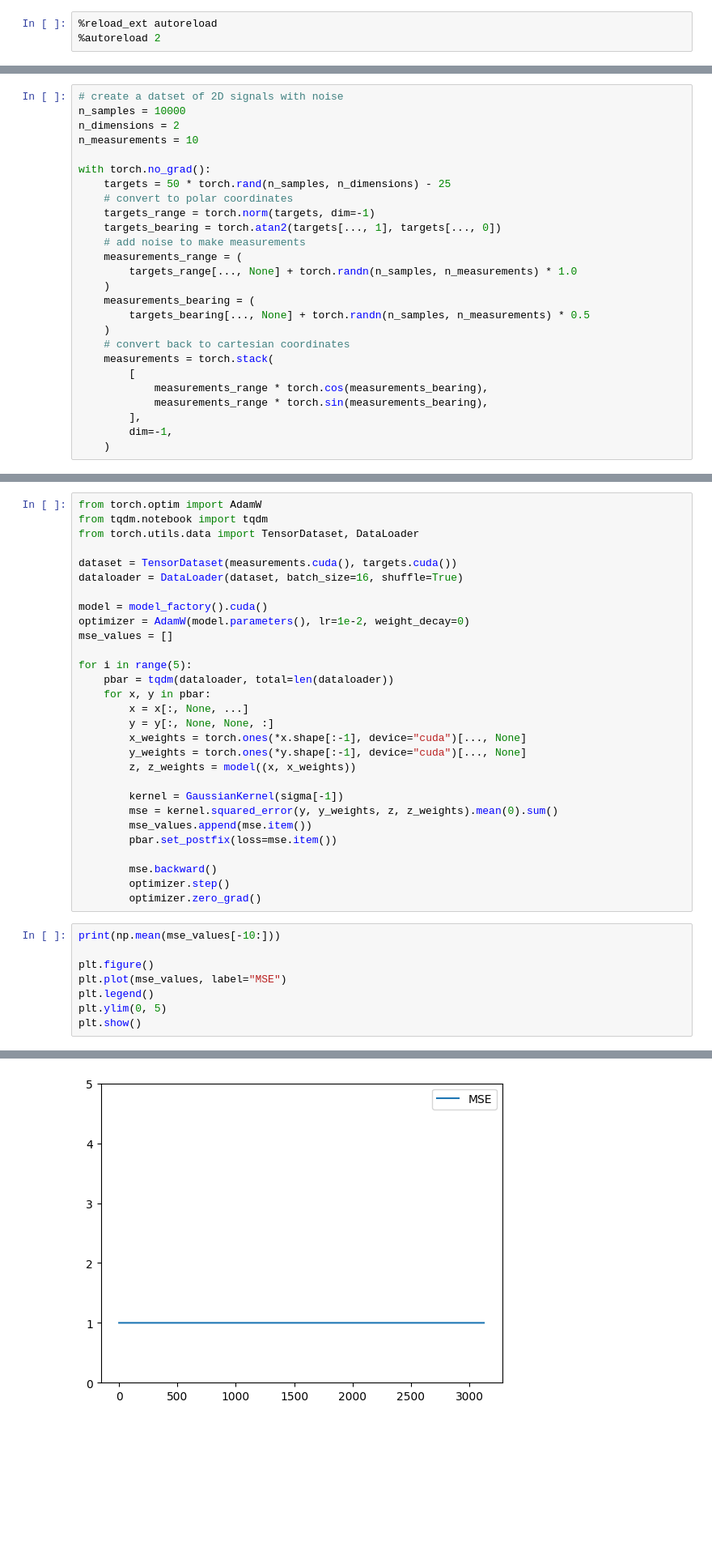
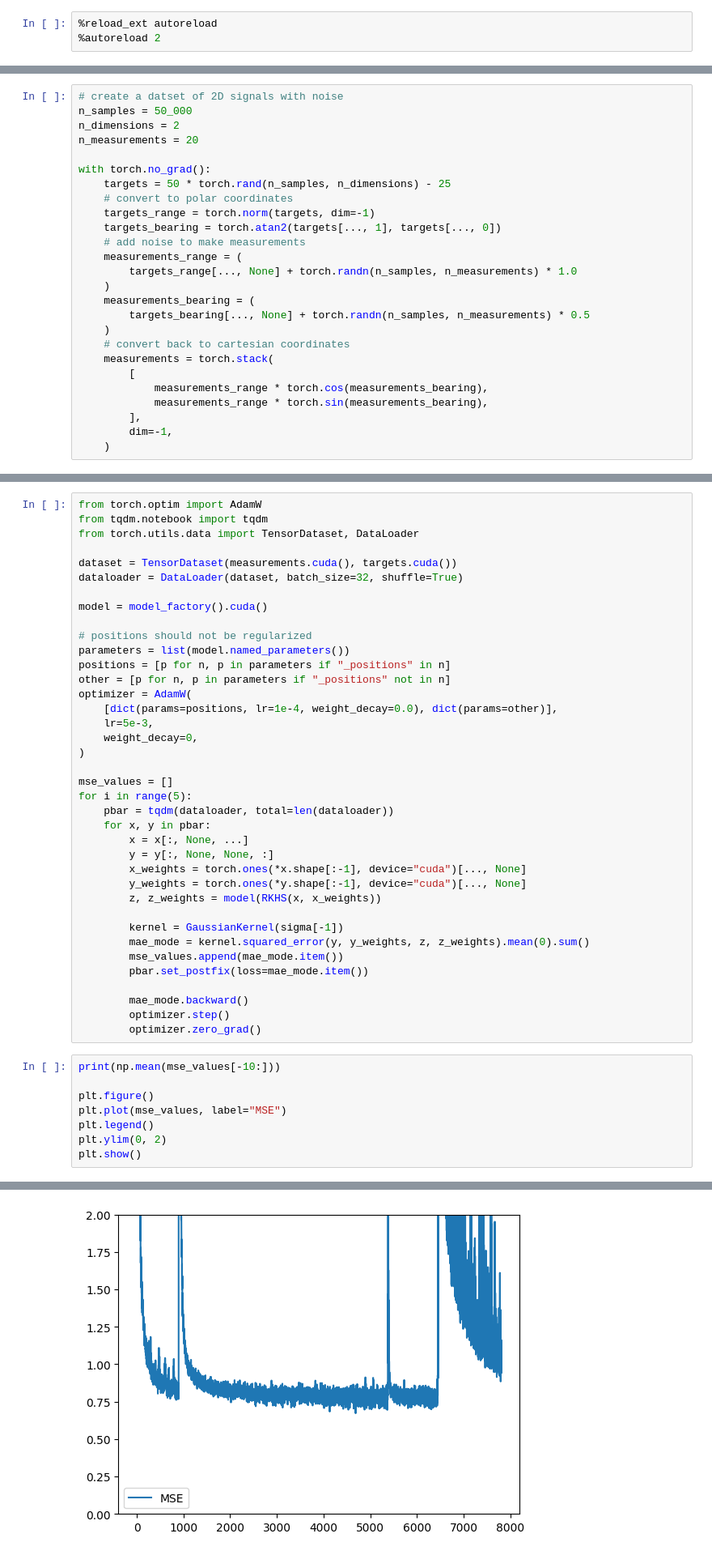
Before and after one commit to Damowerko/torchcps, a Jupyter notebook: notebooks/synthetic.ipynb, the cells around one changed output, grey strips where cells are left out. Shown: that part at 81% size. Saved outputs shown, nothing was run; the diff lists cells and outputs as text; blank space fills up the shorter version.

```diff
--- a/notebooks/synthetic.ipynb
+++ b/notebooks/synthetic.ipynb
@@ -12,8 +19,8 @@ from torchcps.kernel_cnn import KernelConv, KernelMap, KernelMix, KernelPool
 # %%
 # create a datset of 2D signals with noise
-n_samples = 10000
+n_samples = 50_000
 n_dimensions = 2
-n_measurements = 10
+n_measurements = 20
 
 with torch.no_grad():
     targets = 50 * torch.rand(n_samples, n_dimensions) - 25
@@ -89,12 +112,21 @@ from tqdm.notebook import tqdm
 from torch.utils.data import TensorDataset, DataLoader
 
 dataset = TensorDataset(measurements.cuda(), targets.cuda())
-dataloader = DataLoader(dataset, batch_size=16, shuffle=True)
+dataloader = DataLoader(dataset, batch_size=32, shuffle=True)
 
 model = model_factory().cuda()
-optimizer = AdamW(model.parameters(), lr=1e-2, weight_decay=0)
+
+# positions should not be regularized
+parameters = list(model.named_parameters())
+positions = [p for n, p in parameters if "_positions" in n]
+other = [p for n, p in parameters if "_positions" not in n]
+optimizer = AdamW(
+    [dict(params=positions, lr=1e-4, weight_decay=0.0), dict(params=other)],
+    lr=5e-3,
+    weight_decay=0,
+)
+
 mse_values = []
-
 for i in range(5):
     pbar = tqdm(dataloader, total=len(dataloader))
     for x, y in pbar:
@@ -102,14 +134,14 @@ for i in range(5):
         y = y[:, None, None, :]
         x_weights = torch.ones(*x.shape[:-1], device="cuda")[..., None]
         y_weights = torch.ones(*y.shape[:-1], device="cuda")[..., None]
-        z, z_weights = model((x, x_weights))
+        z, z_weights = model(RKHS(x, x_weights))
 
         kernel = GaussianKernel(sigma[-1])
-        mse = kernel.squared_error(y, y_weights, z, z_weights).mean(0).sum()
-        mse_values.append(mse.item())
-        pbar.set_postfix(loss=mse.item())
+        mae_mode = kernel.squared_error(y, y_weights, z, z_weights).mean(0).sum()
+        mse_values.append(mae_mode.item())
+        pbar.set_postfix(loss=mae_mode.item())
 
-        mse.backward()
+        mae_mode.backward()
         optimizer.step()
         optimizer.zero_grad()
 # %%
@@ -118,6 +150,6 @@ print(np.mean(mse_values[-10:]))
 plt.figure()
 plt.plot(mse_values, label="MSE")
 plt.legend()
-plt.ylim(0, 5)
+plt.ylim(0, 2)
 plt.show()
 # %% [output]
@@ -125 +157 @@ plt.show()
-[figure, old version]
+[figure, new version]
```
Also changed, not shown: parts of 8 cells of this notebook, 1 other file.
